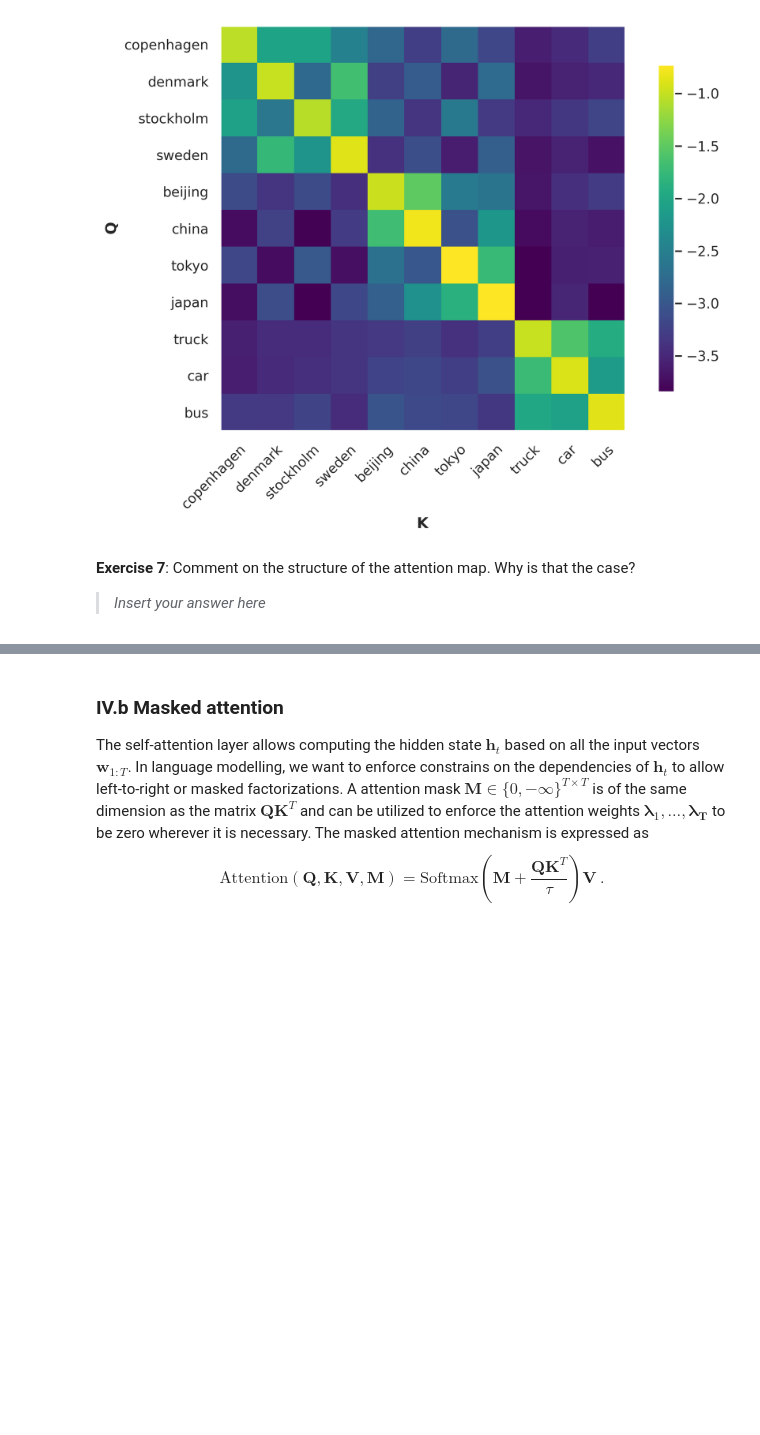
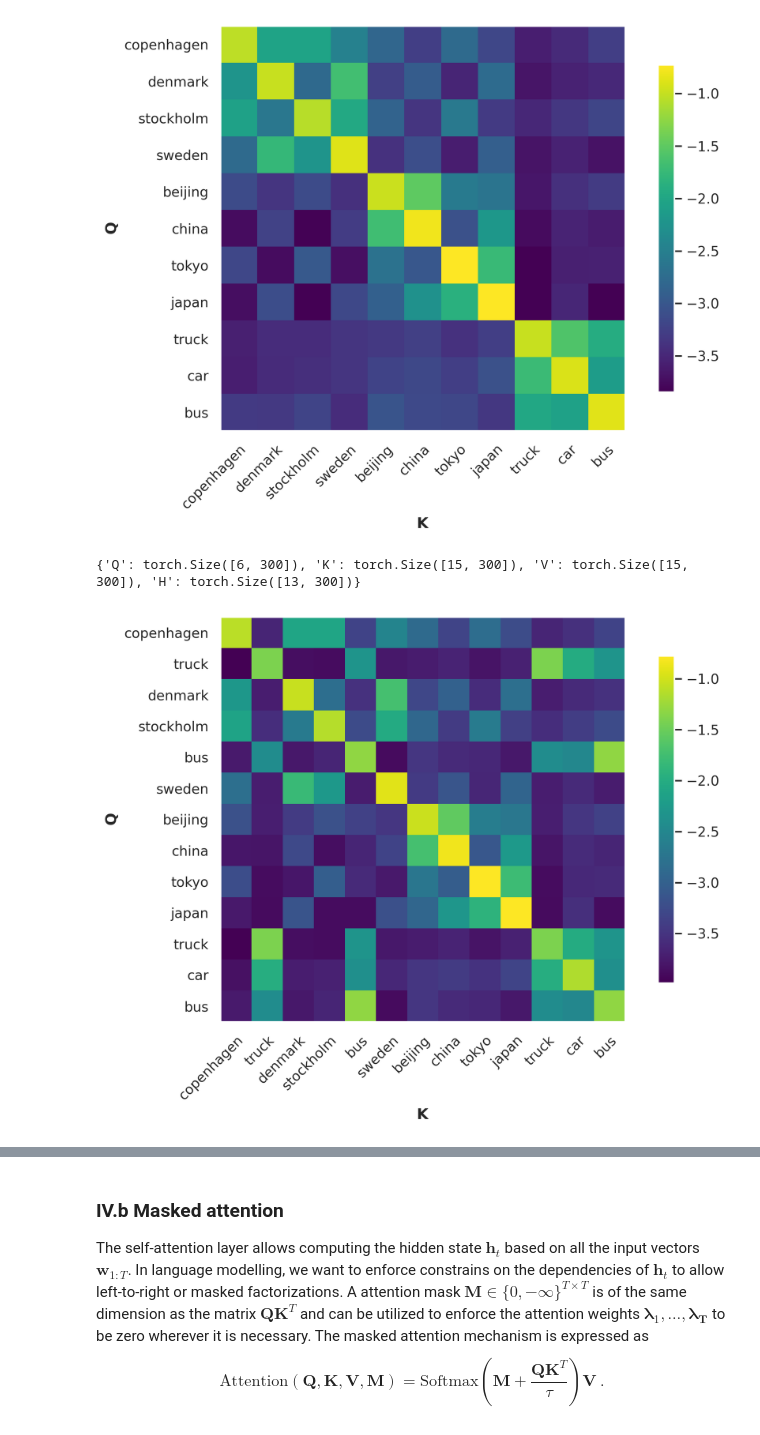
Before and after one commit to alaym3/02456-deep-learning, a Jupyter notebook: 5_Transformers/5_1_EXE_deep_learning_with_transformers.ipynb, the cells around one changed output, grey strips where cells are left out. Saved outputs shown, nothing was run; the diff lists cells and outputs as text; code cells hidden in the pictures; blank space fills up the shorter version.

```diff
--- a/5_Transformers/5_1_EXE_deep_learning_with_transformers.ipynb
+++ b/5_Transformers/5_1_EXE_deep_learning_with_transformers.ipynb
@@ -942,7 +942,23 @@ plot_attention_map(attention_map.log(), tokens, tokens)
 # %% [output]
 {'Q': torch.Size([6, 300]), 'K': torch.Size([15, 300]), 'V': torch.Size([15, 300]), 'H': torch.Size([11, 300])}
 [figure]
-# %% [markdown]
-**Exercise 7**: Comment on the structure of the attention map. Why is that the case?
-
-> *Insert your answer here*
+# %%
+# Illustration of the above using code
+hdim = 300
+sentence = "Copenhagen truck Denmark Stockholm bus Sweden Beijing China Tokyo Japan truck car bus"
+token_ids = torch.tensor(glove_tokenizer.encode(sentence).ids)
+tokens = [glove_vocabulary[x] for x in token_ids]
+vectors = embeddings(token_ids)
+H, attention_map = attention(vectors, vectors, vectors)
+rich.print({
+    "Q": Q.shape,
+    "K": K.shape,
+    "V": V.shape,
+    "H": H.shape
+})
+
+# visualized the log of the attention map
+plot_attention_map(attention_map.log(), tokens, tokens)
+# %% [output]
+{'Q': torch.Size([6, 300]), 'K': torch.Size([15, 300]), 'V': torch.Size([15, 300]), 'H': torch.Size([13, 300])}
+[figure, added]
```
Also changed, not shown: parts of 1 cell of this notebook.
